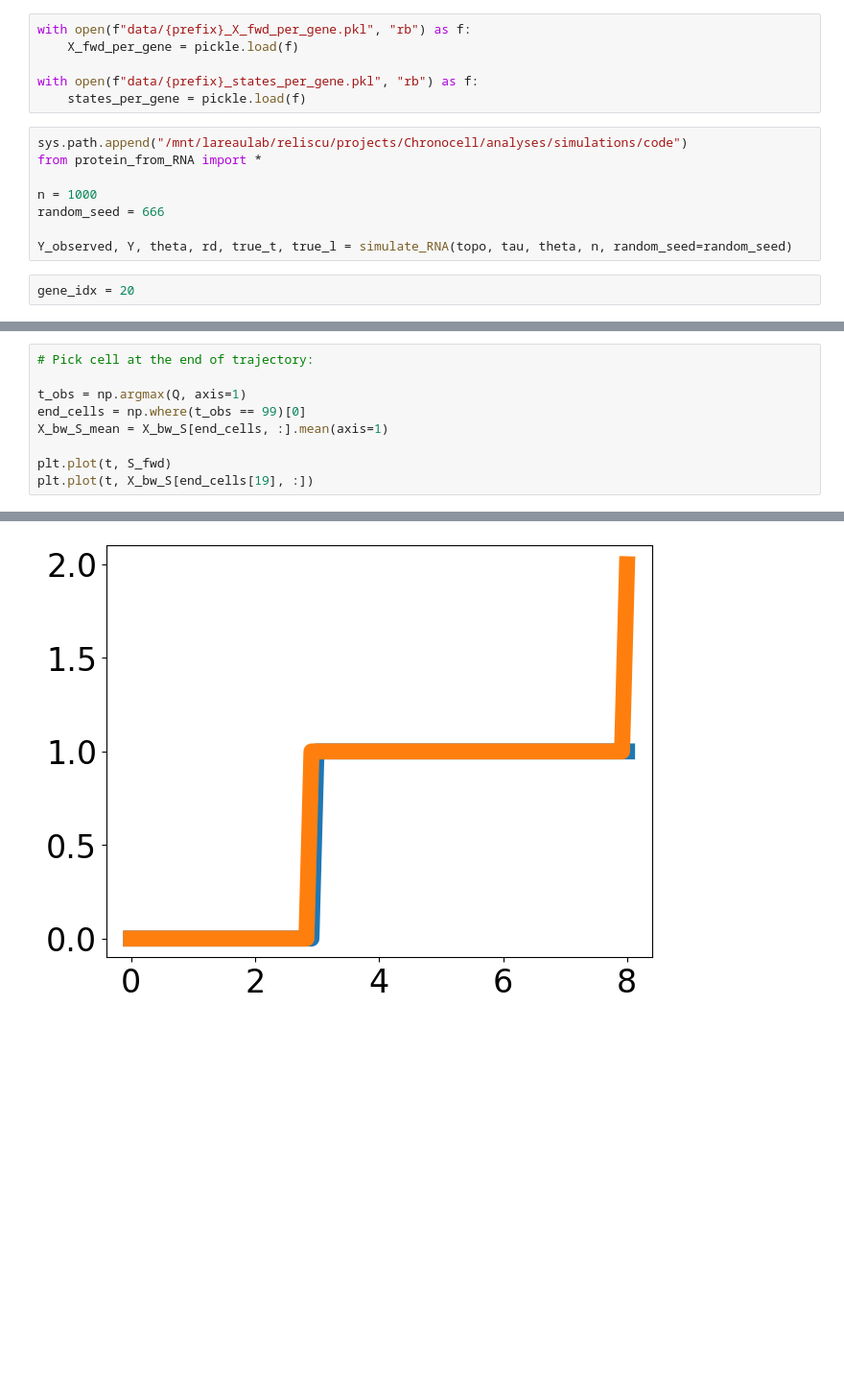
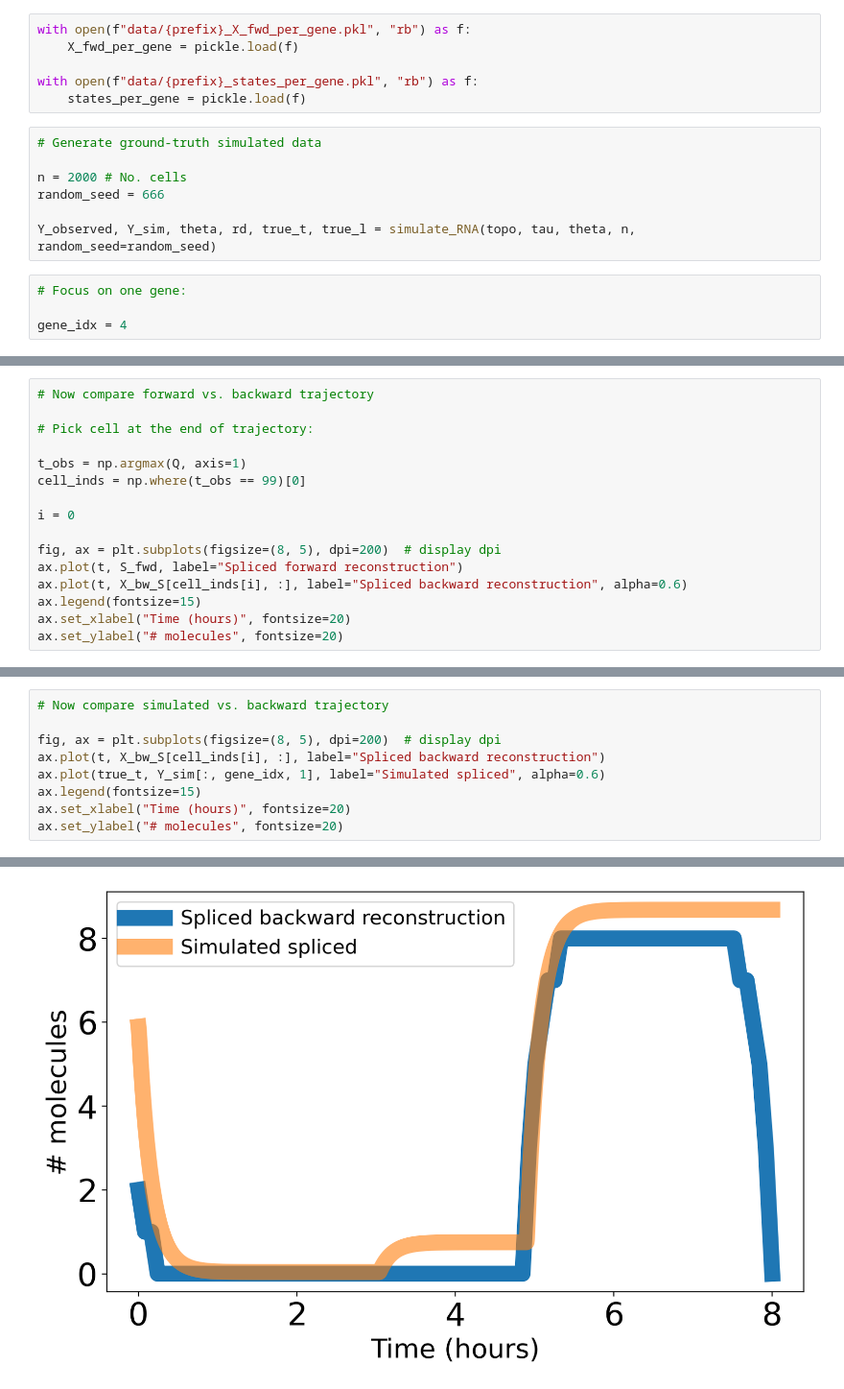
Before and after one commit to reliscu/chronocell_janssens_2025_preprint, a Jupyter notebook: 05_reconstruct_RNA_history.ipynb, the cells around one changed output, grey strips where cells are left out. Shown at 96% size. Cells and saved outputs as stored; diff of their text form; blank space fills up the shorter version.

Commit message:
rerunning with different genes

```diff
--- a/05_reconstruct_RNA_history.ipynb
+++ b/05_reconstruct_RNA_history.ipynb
@@ -310,13 +355,14 @@ with open(f"data/{prefix}_X_fwd_per_gene.pkl", "rb") as f:
 with open(f"data/{prefix}_states_per_gene.pkl", "rb") as f:
     states_per_gene = pickle.load(f)
 # %%
-sys.path.append("/mnt/lareaulab/reliscu/projects/Chronocell/analyses/simulations/code")
-from protein_from_RNA import *
+# Generate ground-truth simulated data
 
-n = 1000
+n = 2000 # No. cells
 random_seed = 666
 
-Y_observed, Y, theta, rd, true_t, true_l = simulate_RNA(topo, tau, theta, n, random_seed=random_seed)
+Y_observed, Y_sim, theta, rd, true_t, true_l = simulate_RNA(topo, tau, theta, n, random_seed=random_seed)
 # %%
-gene_idx = 20
+# Focus on one gene:
+
+gene_idx = 4
 # %%
@@ -348,0 +400,16 @@ plt.plot(true_t, Y[:, gene_idx, 1])
+# %%
+# Now compare forward vs. backward trajectory
+
+# Pick cell at the end of trajectory:
+
+t_obs = np.argmax(Q, axis=1)
+cell_inds = np.where(t_obs == 99)[0]
+
+i = 0
+
+fig, ax = plt.subplots(figsize=(8, 5), dpi=200)  # display dpi
+ax.plot(t, S_fwd, label="Spliced forward reconstruction")
+ax.plot(t, X_bw_S[cell_inds[i], :], label="Spliced backward reconstruction", alpha=0.6)
+ax.legend(fontsize=15)
+ax.set_xlabel("Time (hours)", fontsize=20)
+ax.set_ylabel("# molecules", fontsize=20)
@@ -349,10 +419,10 @@ plt.plot(true_t, Y[:, gene_idx, 1])
 # %%
-# Pick cell at the end of trajectory:
+# Now compare simulated vs. backward trajectory
 
-t_obs = np.argmax(Q, axis=1)
-end_cells = np.where(t_obs == 99)[0]
-X_bw_S_mean = X_bw_S[end_cells, :].mean(axis=1)
-
-plt.plot(t, S_fwd)
-plt.plot(t, X_bw_S[end_cells[19], :])
+fig, ax = plt.subplots(figsize=(8, 5), dpi=200)  # display dpi
+ax.plot(t, X_bw_S[cell_inds[i], :], label="Spliced backward reconstruction")
+ax.plot(true_t, Y_sim[:, gene_idx, 1], label="Simulated spliced", alpha=0.6)
+ax.legend(fontsize=15)
+ax.set_xlabel("Time (hours)", fontsize=20)
+ax.set_ylabel("# molecules", fontsize=20)
 # %% [output]
@@ -360 +430 @@ plt.plot(t, X_bw_S[end_cells[19], :])
-[figure, old version]
+[figure, new version]
```
Also changed, not shown: parts of 17 cells of this notebook, 3 other files.
